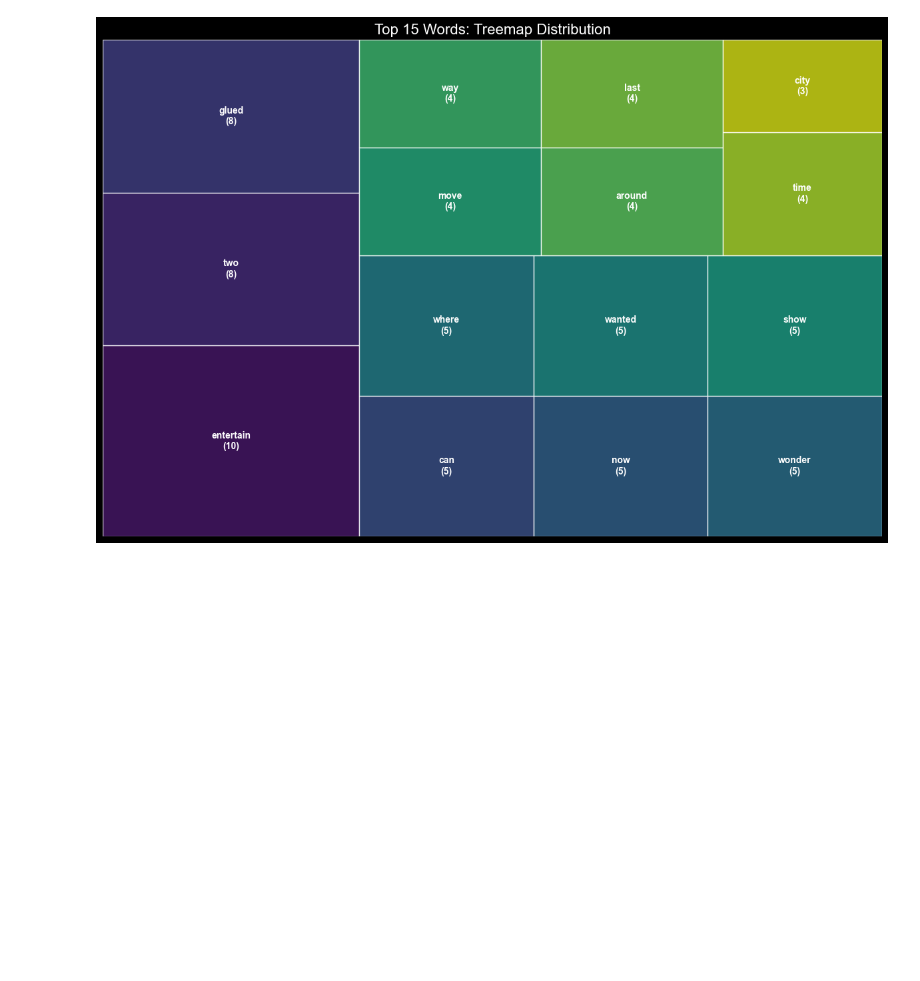
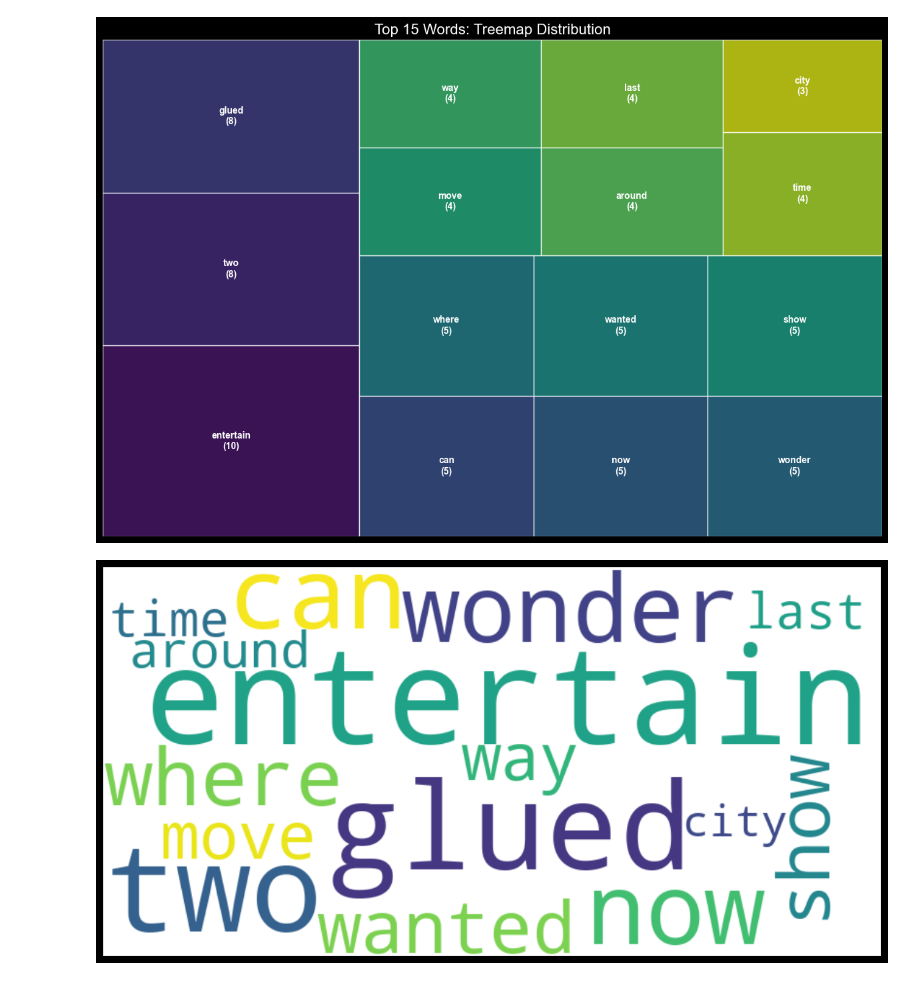
Before and after one commit to MeredithClikkie/torchbearerlab.github.io, a Jupyter notebook: CityWallsNoCsv.ipynb, the cells around one changed output. Drawn from its saved outputs; the diff is of its cells as text; code cells hidden in the pictures; blank space fills up the shorter version.

Commit message:
City Walls and Raw Fear Word Cloud

```diff
--- a/CityWallsNoCsv.ipynb
+++ b/CityWallsNoCsv.ipynb
@@ -255,0 +261,20 @@ plt.show()
+# %%
+from wordcloud import WordCloud
+import matplotlib.pyplot as plt
+
+# Join all words into one string weighted by their count
+word_freq = dict(counts.most_common(15))
+
+wordcloud = WordCloud(
+    width=800,
+    height=400,
+    background_color='white',
+    colormap='viridis'
+).generate_from_frequencies(word_freq)
+
+plt.figure(figsize=(15, 7))
+plt.imshow(wordcloud, interpolation='bilinear')
+plt.axis('off')
+plt.show()
+# %% [output]
+[figure, added]
```
Also changed, not shown: parts of 7 cells of this notebook, 1 other file.
